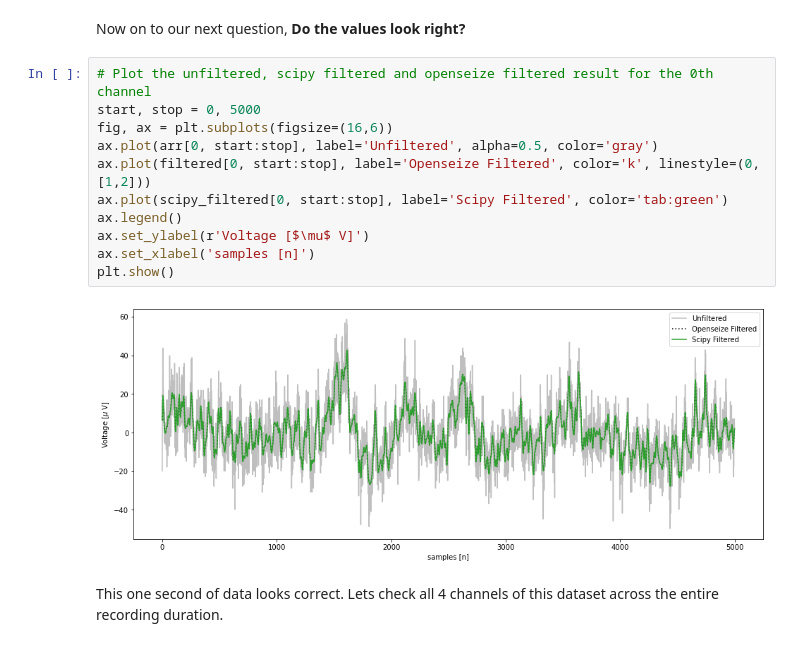
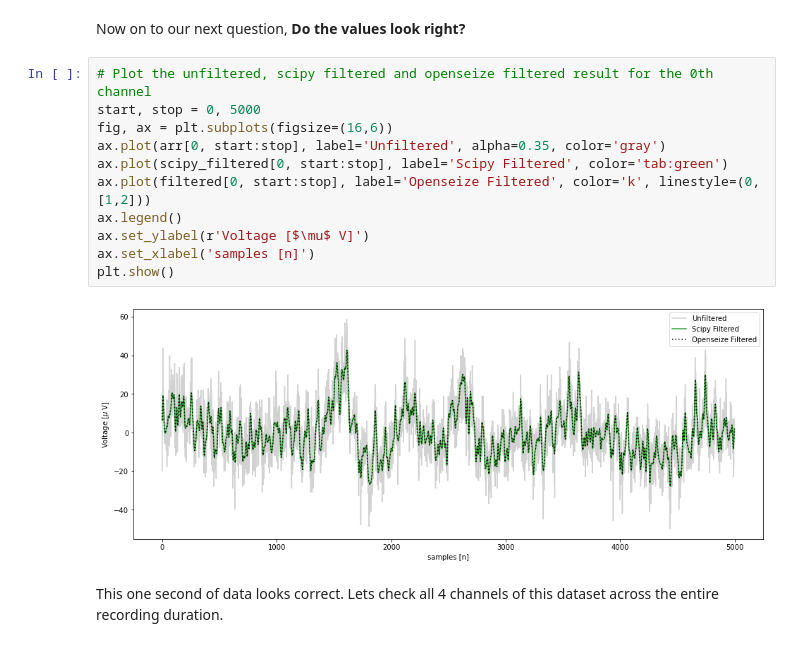
Before and after one commit to mscaudill/openseize, a Jupyter notebook: demos/filtering.ipynb, the cells around one changed output. Cells and saved outputs as stored; diff of their text form.

```diff
--- a/demos/filtering.ipynb
+++ b/demos/filtering.ipynb
@@ -862,16 +862,16 @@ Now on to our next question, <b>Do the values look right?</b>
 # %%
 # Plot the unfiltered, scipy filtered and openseize filtered result for the 0th channel
 start, stop = 0, 5000
 fig, ax = plt.subplots(figsize=(16,6))
-ax.plot(arr[0, start:stop], label='Unfiltered', alpha=0.5, color='gray')
+ax.plot(arr[0, start:stop], label='Unfiltered', alpha=0.35, color='gray')
+ax.plot(scipy_filtered[0, start:stop], label='Scipy Filtered', color='tab:green')
 ax.plot(filtered[0, start:stop], label='Openseize Filtered', color='k', linestyle=(0, [1,2]))
-ax.plot(scipy_filtered[0, start:stop], label='Scipy Filtered', color='tab:green')
 ax.legend()
 ax.set_ylabel(r'Voltage [$\mu$ V]')
 ax.set_xlabel('samples [n]')
 plt.show()
 # %% [output]
-[figure, old version]
+[figure, new version]
 # %% [markdown]
 This one second of data looks correct. Lets check all 4 channels of this dataset across the entire recording duration.
 # %%
```
Also changed, not shown: parts of 39 cells of this notebook.
